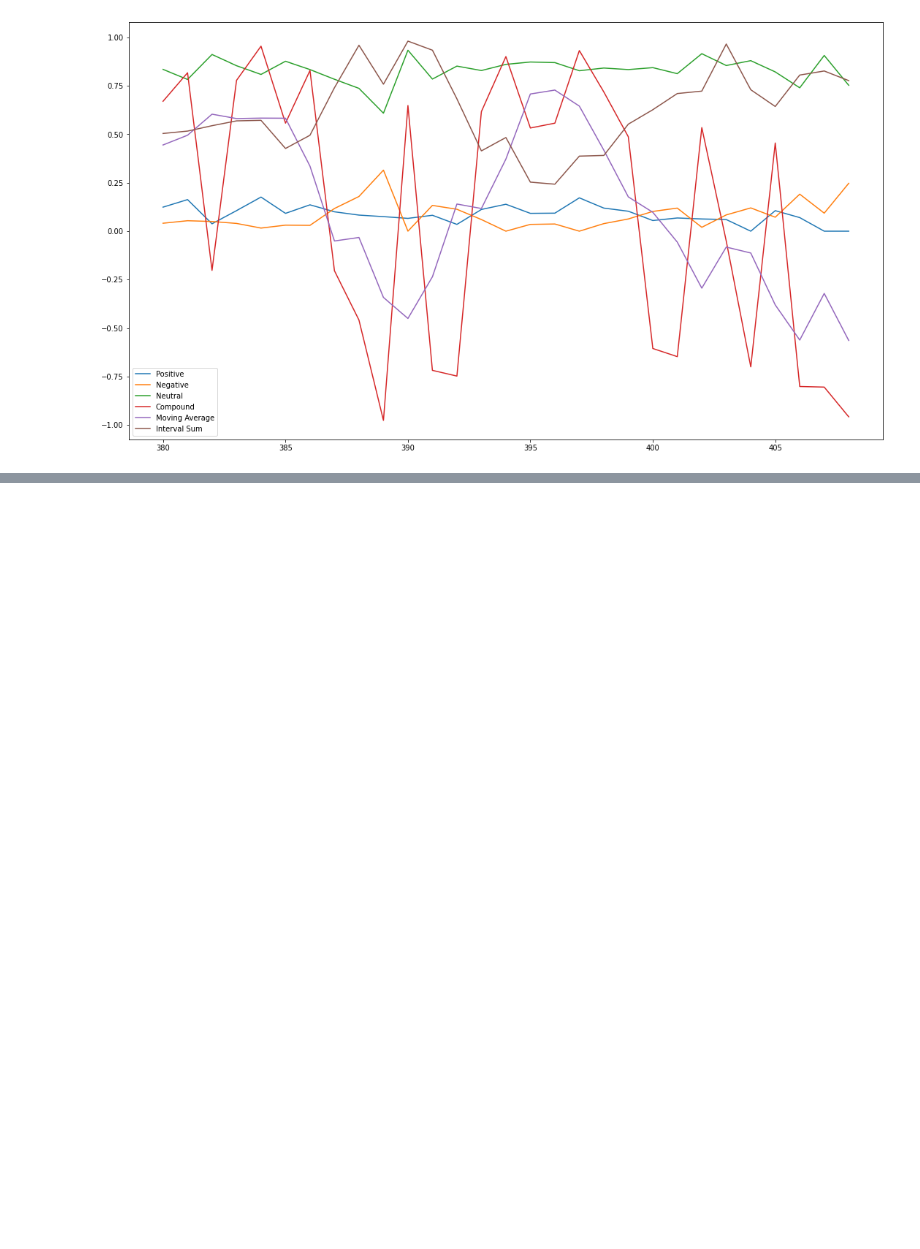
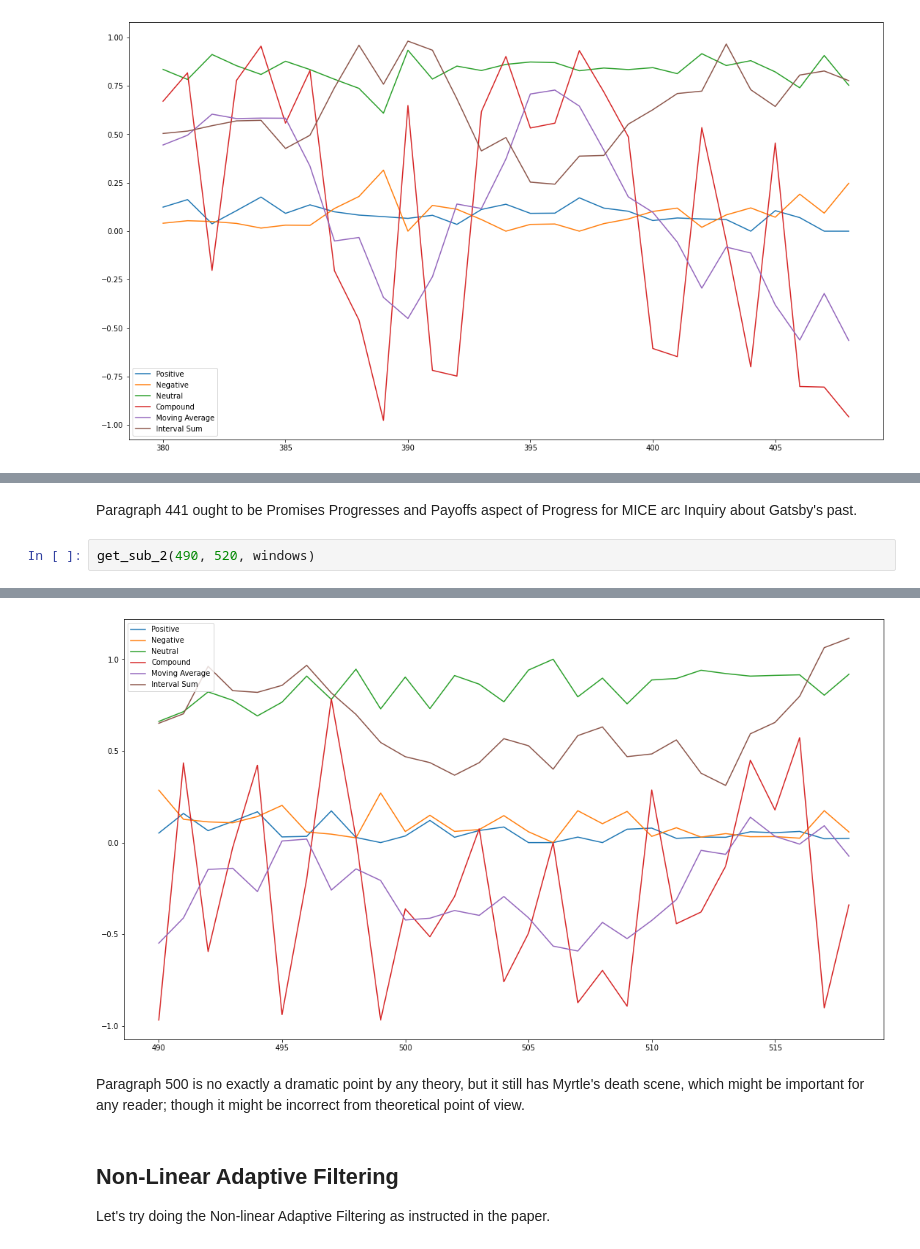
Before and after one commit to AhtiAhde/AnnotoolAFA, a Jupyter notebook: notebooks/Analytics.ipynb, the cells around one changed output, grey strips where cells are left out. Saved outputs shown, nothing was run; the diff lists cells and outputs as text; blank space fills up the shorter version.

```diff
--- a/notebooks/Analytics.ipynb
+++ b/notebooks/Analytics.ipynb
@@ -277,0 +349,5 @@ Anyway, first thing to do is to add more bench mark annotations and then to impr
+# %% [markdown]
+Paragraph 441 ought to be Promises Progresses and Payoffs aspect of Progress for MICE arc Inquiry about Gatsby's past.
+# %%
+get_sub_2(490, 520, windows)
+# %% [output]
@@ -277,0 +371,7 @@ Anyway, first thing to do is to add more bench mark annotations and then to impr
+[figure, added]
+# %% [markdown]
+Paragraph 500 is no exactly a dramatic point by any theory, but it still has Myrtle's death scene, which might be important for any reader; though it might be incorrect from theoretical point of view.
+# %% [markdown]
+## Non-Linear Adaptive Filtering
+
+Let's try doing the Non-linear Adaptive Filtering as instructed in the paper.
```
Also changed, not shown: parts of 20 cells of this notebook, 8 other files.
